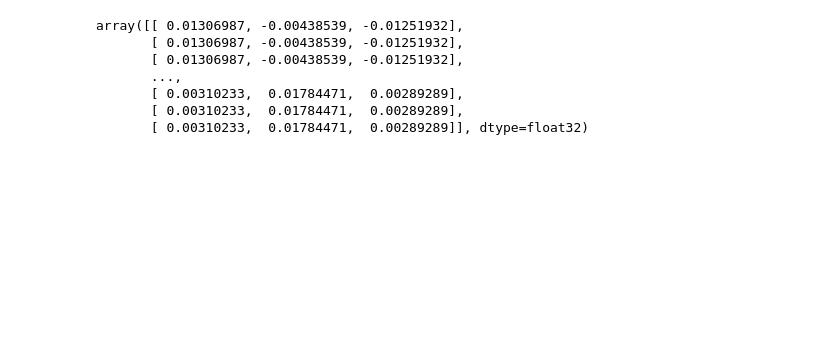
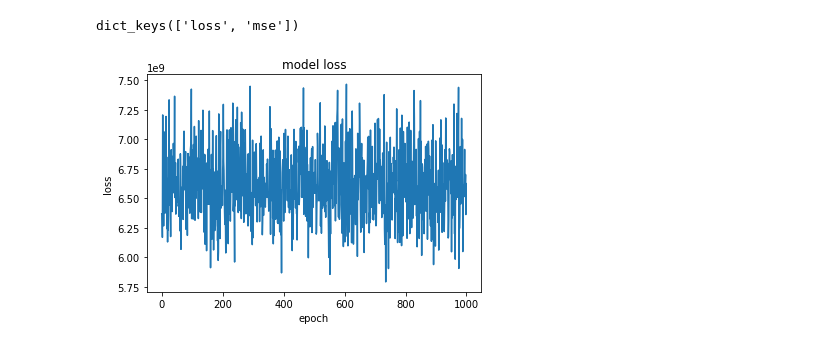
Before and after one commit to AstroDnerd/NS-ML-on-Nuclear-Matter--KB, a Jupyter notebook: Codes/BNN.ipynb, the cells around one changed output. Saved outputs shown, nothing was run; the diff lists cells and outputs as text; code cells hidden in the pictures; blank space fills up the shorter version.

Commit message:
changed data input

```diff
--- a/Codes/BNN.ipynb
+++ b/Codes/BNN.ipynb
@@ -8,9 +8,9 @@ import sklearn
 import sklearn.metrics
 # %%
 #Training on C2  and testing on C3
-NS_case1 = pd.read_excel("NS_EOS_Case1.xlsx")
-NS_case2 = pd.read_excel("NS_EOS_Case2.xlsx")
-NS_case3 = pd.read_excel("NS_EOS_Case3.xlsx")
+NS_case1 = pd.read_excel("/content/drive/My Drive/Projects/NS matter stuff/NS_EOS_Case1.xlsx")
+NS_case2 = pd.read_excel("/content/drive/My Drive/Projects/NS matter stuff/NS_EOS_Case2.xlsx")
+NS_case3 = pd.read_excel("/content/drive/My Drive/Projects/NS matter stuff/NS_EOS_Case3.xlsx")
 NS = pd.concat([NS_case1,NS_case2],ignore_index=True)
 X = NS_case2.iloc[:, 0:7].values
 y = NS_case2.iloc[:, [7,9,11]].values
@@ -105,15 +105,15 @@ warnings.filterwarnings('ignore')
 from tensorflow.keras.layers import Input
 from tensorflow.keras.models import Model
 
-train_size = X_test.shape[0]
-#noise=1.0
+train_size = X.shape[0]
+noise=0.01    #aleatoric uncertainity.... noise in the training data
 
-batch_size = train_size
+batch_size = 32
 num_batches = train_size / batch_size
 
 kl_weight = 1.0 / num_batches
 prior_params = {
-    'prior_sigma_1': 1.5,
+    'prior_sigma_1': 2.5,
     'prior_sigma_2': 0.1,
     'prior_pi': 0.5
 }
@@ -124,3 +124,11 @@ x = DenseVariational(12, kl_weight, **prior_params, activation='relu')(x)
 x = DenseVariational(3, kl_weight, **prior_params)(x)
 
 model = Model(x_in, x)
+from keras import callbacks, optimizers
+
+def neg_log_likelihood(y_obs, y_pred, sigma=noise):
+    dist = tfp.distributions.Normal(loc=y_pred, scale=sigma)
+    return K.sum(-dist.log_prob(y_obs))
+
+model.compile(loss=neg_log_likelihood, optimizer=optimizers.Adam(lr=1e-10), metrics=['mse'])
+history = model.fit(X, y, batch_size=batch_size, epochs=1000, verbose=0);
@@ -136,11 +135,11 @@ model.fit(X, y, batch_size=batch_size, epochs=550, verbose=0);
-# %%
-y_pred = model.predict(X_test)
-y_pred
-# %% [output]
-array([[ 0.01306987, -0.00438539, -0.01251932],
-       [ 0.01306987, -0.00438539, -0.01251932],
-       [ 0.01306987, -0.00438539, -0.01251932],
-       ...,
-       [ 0.00310233,  0.01784471,  0.00289289],
-       [ 0.00310233,  0.01784471,  0.00289289],
-       [ 0.00310233,  0.01784471,  0.00289289]], dtype=float32)
+# %%
+print(history.history.keys())
+# "Loss"
+plt.plot(history.history['loss'])
+plt.title('model loss')
+plt.ylabel('loss')
+plt.xlabel('epoch')
+plt.show()
+# %% [output]
+dict_keys(['loss', 'mse'])
+[figure, added]
```
Also changed, not shown: parts of 7 cells of this notebook, 5 other files.
